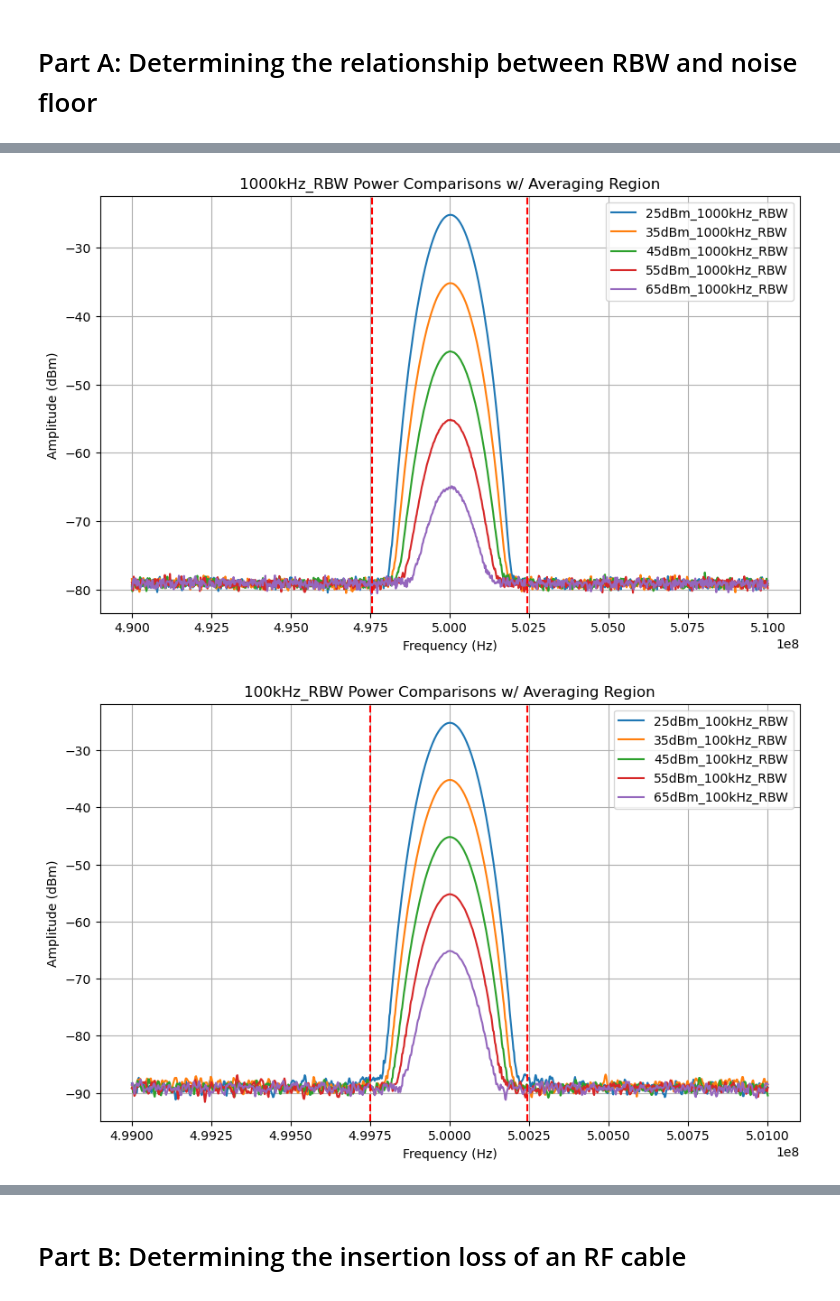
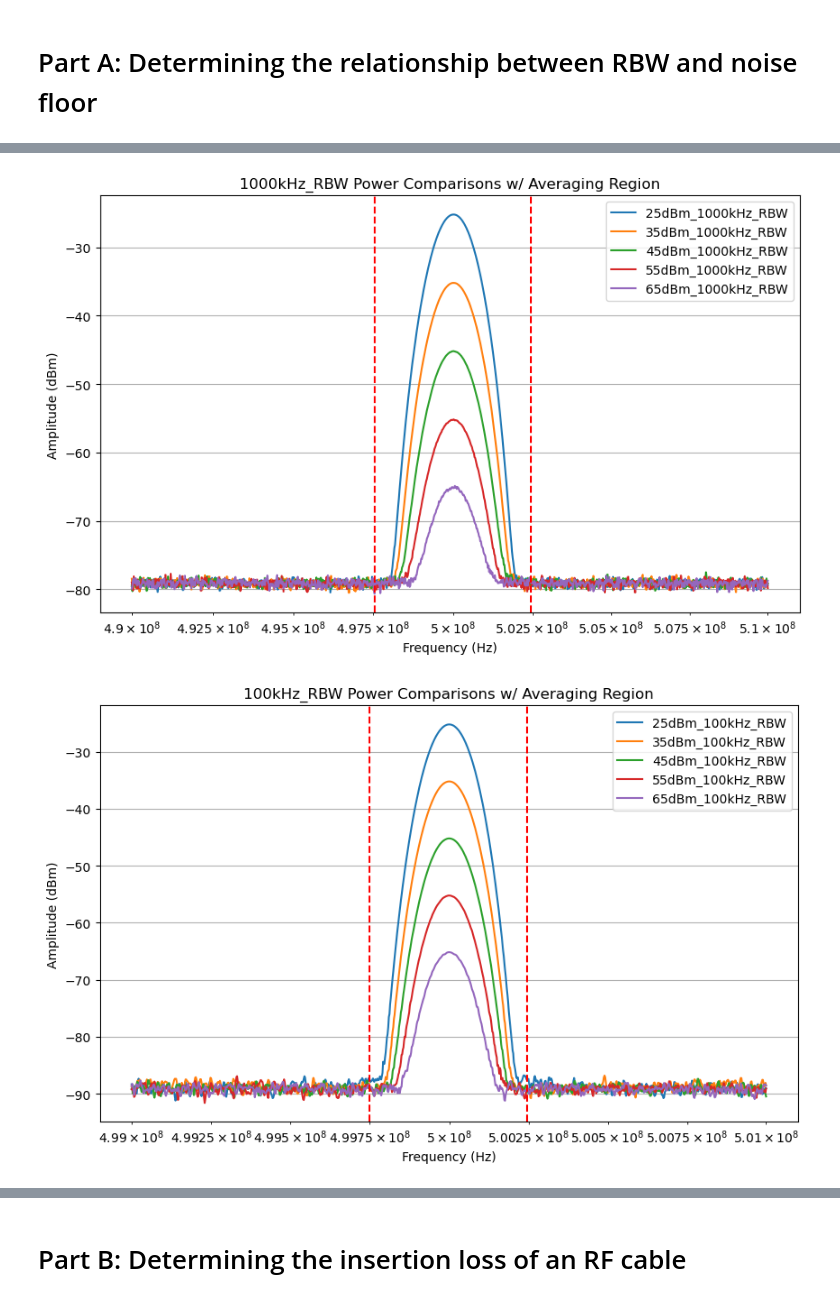
Before and after one commit to MazinDan/RF_Lab, a Jupyter notebook: Lab5_RF_Notebook.ipynb, the cells around one changed output, grey strips where cells are left out. Saved outputs shown, nothing was run; the diff lists cells and outputs as text; code cells hidden in the pictures.

```diff
--- a/Lab5_RF_Notebook.ipynb
+++ b/Lab5_RF_Notebook.ipynb
@@ -98,6 +98,7 @@ for folder_name, folder_df in part_a_df.groupby('source_folder'):
 
         # Set the x-axis to display a controlled number of ticks
         plt.xlabel('Frequency (Hz)')
+        plt.xscale('log')
         plt.ylabel('Amplitude (dBm)')
         plt.title(f'{title.replace("_", " ")} Power Comparisons')
         plt.legend()
@@ -129,32 +130,33 @@ for folder_name, folder_df in part_a_df.groupby('source_folder'):
     unique_stems = unique_stems.dropna().apply(lambda x: x.group(0)).unique()
 
     for stem in unique_stems:
         plt.figure(figsize=(10, 6))
 
         stem_files = folder_df[folder_df['source_file'].str.contains(str(stem))]
 
         # Get unique file names within this stem group and sort them
         unique_files = stem_files['source_file'].unique()
         sorted_files = sorted(unique_files, key=extract_numeric)
 
         # Plot each unique file within the stem group on the same figure
         for file_name in sorted_files:
             file_df = stem_files[stem_files['source_file'] == file_name]
             plt.plot(file_df['Frequency'], file_df['Amplitude'], label=f"{file_name}")
 
         # Draw red vertical lines indicating the clipping boundaries
         if stem in frequency_clipping_ranges:
             freq_min, freq_max = frequency_clipping_ranges[stem]
             plt.axvline(x=freq_min, color='red', linestyle='--', label='_nolegend_')
             plt.axvline(x=freq_max, color='red', linestyle='--', label='_nolegend_')
 
         # Set the x-axis to display a controlled number of ticks
         plt.xlabel('Frequency (Hz)')
+        plt.xscale('log')
         plt.ylabel('Amplitude (dBm)')
         plt.title(f'{stem} Power Comparisons w/ Averaging Region')
         plt.legend()
         plt.grid(True)
         plt.show()
 # %% [output]
-[figure, old version]
+[figure, new version]
-[figure, old version]
+[figure, new version]
```
Also changed, not shown: parts of 2 cells of this notebook.
